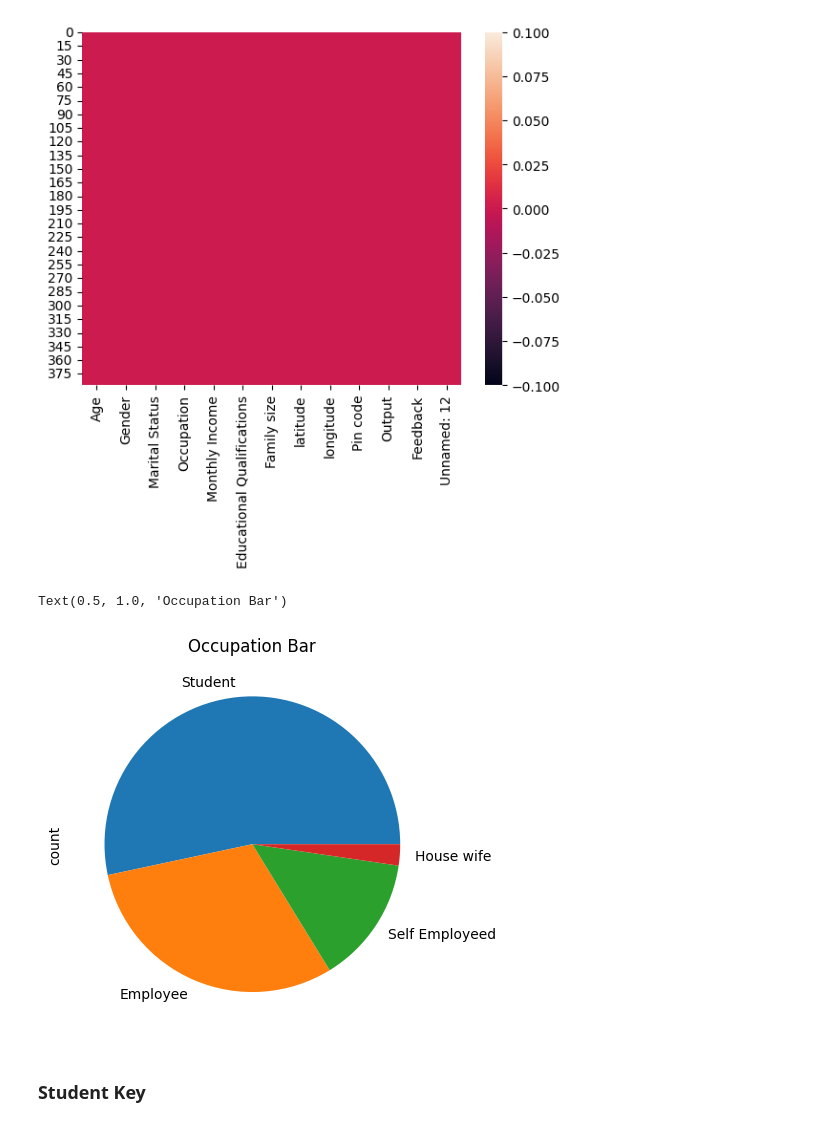
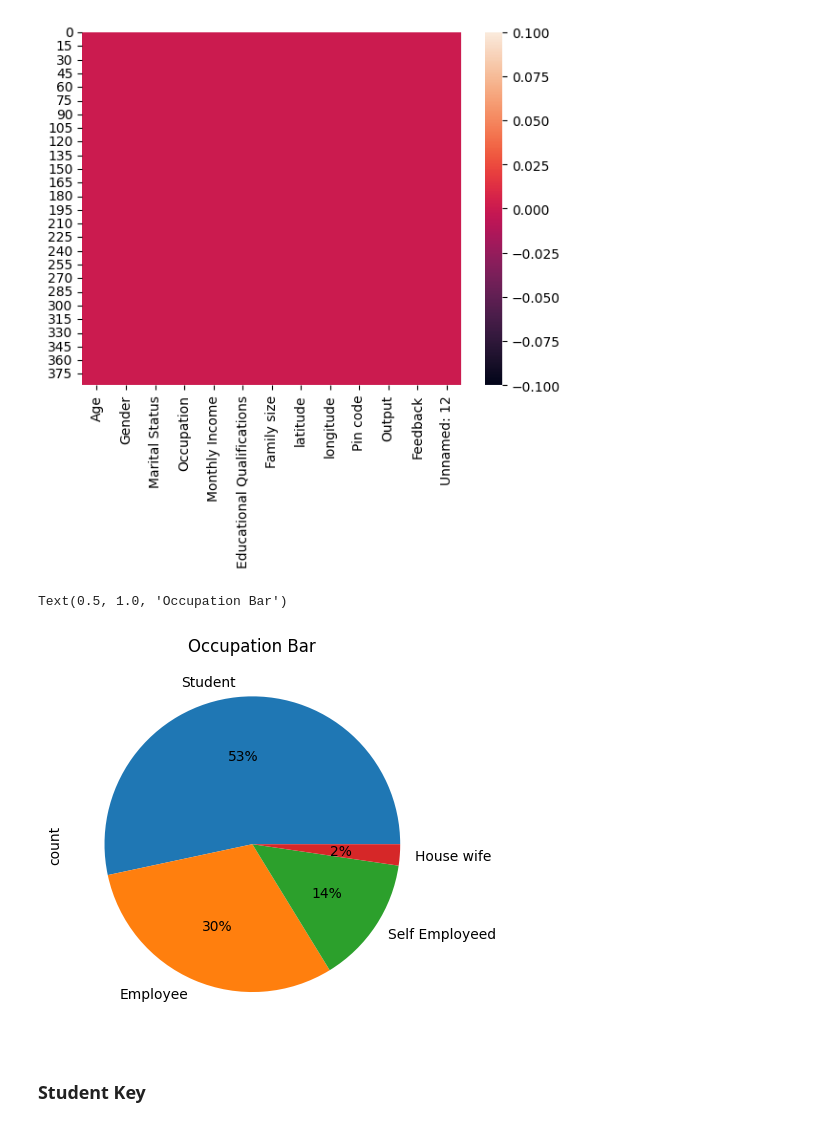
Before and after one commit to ayushsiloiya619/Online-Food-Orders-Analysis, a Jupyter notebook: Online_Food.ipynb, the cells around one changed output. Drawn from its saved outputs; the diff is of its cells as text; code cells hidden in the pictures.

```diff
--- a/Online_Food.ipynb
+++ b/Online_Food.ipynb
@@ -193,15 +193,15 @@ sns.heatmap(df.isnull())
 <Axes: >
 [figure]
 # %%
-df["Occupation"].value_counts().plot(kind="pie",color="magenta")
+df["Occupation"].value_counts().plot(kind="pie",color="magenta",autopct="%.0f%%")
 # df["Occupation"].value_counts().plot(kind="bar",color="green")
 plt.title("Occupation Bar")
 # plt.grid(True)
 # plt.xlabel("X-Axis")
 # plt.ylabel("Y-Axis")
 # %% [output]
 Text(0.5, 1.0, 'Occupation Bar')
-[figure, old version]
+[figure, new version]
 # %% [markdown]
 ### Student Key
 # %%
```
Also changed, not shown: parts of 5 cells of this notebook.
